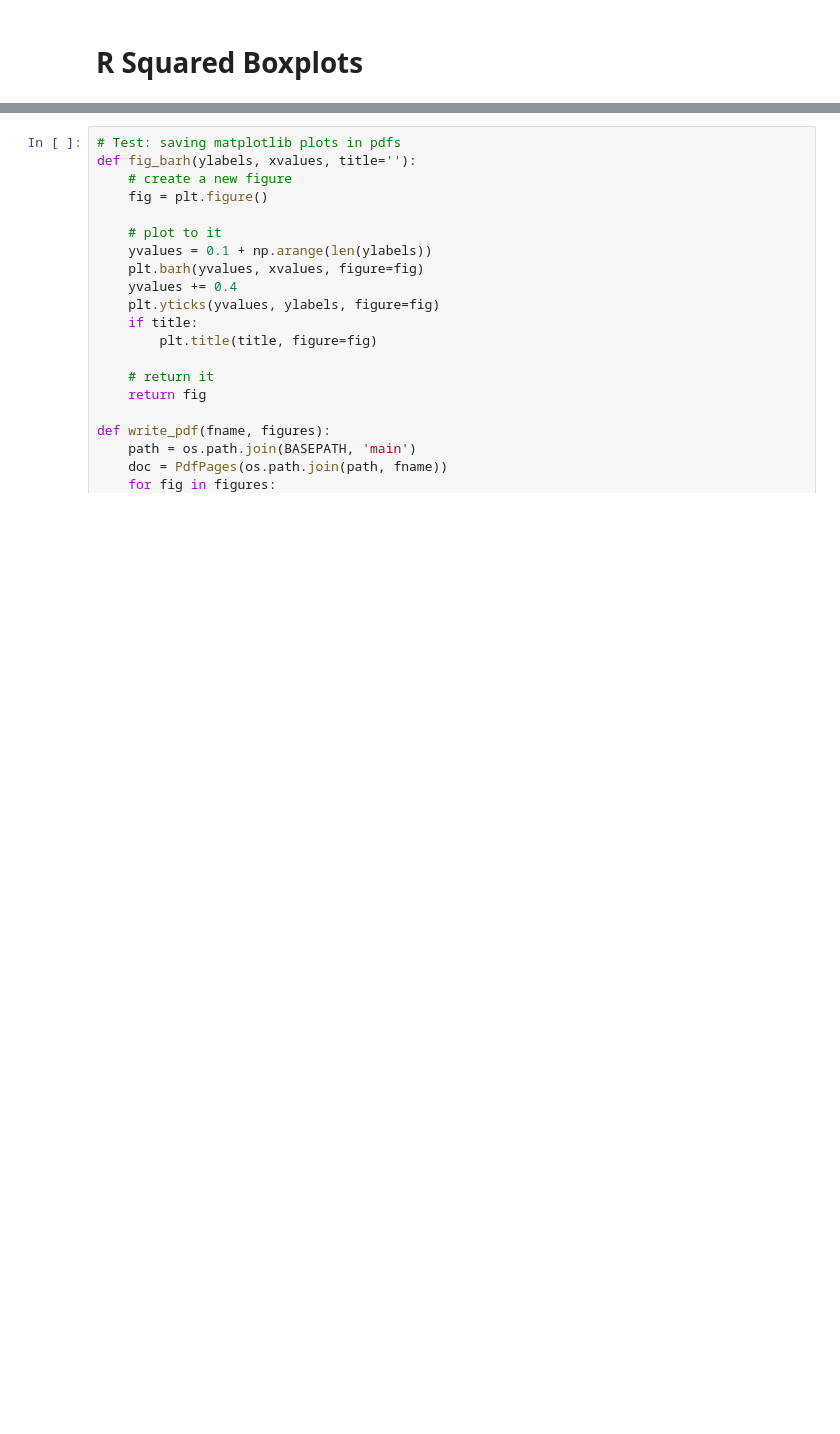
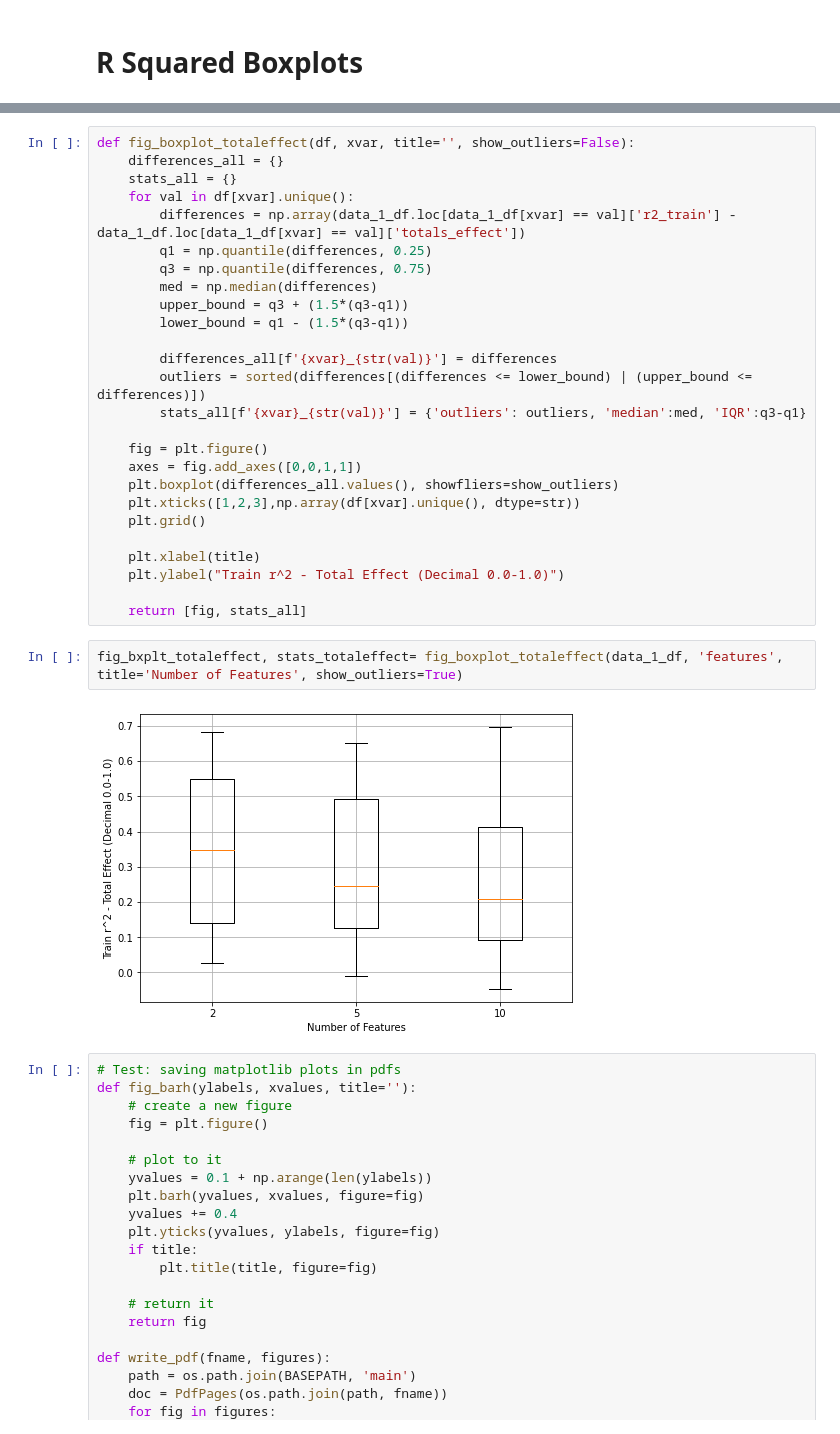
Before and after one commit to Mathgo12/Chinook-Growth-Project, a Jupyter notebook: main/simulation.ipynb, the cells around one changed output, grey strips where cells are left out. Saved outputs shown, nothing was run; the diff lists cells and outputs as text; blank space fills up the shorter version.

```diff
--- a/main/simulation.ipynb
+++ b/main/simulation.ipynb
@@ -154,3 +169,33 @@ fig_bxplt_nonlinear, stats_nonlinear = fig_boxplot_r2differences(data_1_df, 'non
+# %%
+def fig_boxplot_totaleffect(df, xvar, title='', show_outliers=False):
+    differences_all = {}
+    stats_all = {}
+    for val in df[xvar].unique():
+        differences = np.array(data_1_df.loc[data_1_df[xvar] == val]['r2_train'] - data_1_df.loc[data_1_df[xvar] == val]['totals_effect'])
+        q1 = np.quantile(differences, 0.25)
+        q3 = np.quantile(differences, 0.75)
+        med = np.median(differences)
+        upper_bound = q3 + (1.5*(q3-q1))
+        lower_bound = q1 - (1.5*(q3-q1))
+
+        differences_all[f'{xvar}_{str(val)}'] = differences
+        outliers = sorted(differences[(differences <= lower_bound) | (upper_bound <= differences)])
+        stats_all[f'{xvar}_{str(val)}'] = {'outliers': outliers, 'median':med, 'IQR':q3-q1}
+
+    fig = plt.figure()
+    axes = fig.add_axes([0,0,1,1])
+    plt.boxplot(differences_all.values(), showfliers=show_outliers)
+    plt.xticks([1,2,3],np.array(df[xvar].unique(), dtype=str))
+    plt.grid()
+
+    plt.xlabel(title)
+    plt.ylabel("Train r^2 - Total Effect (Decimal 0.0-1.0)")
+
+    return [fig, stats_all]
+# %%
+fig_bxplt_totaleffect, stats_totaleffect= fig_boxplot_totaleffect(data_1_df, 'features', title='Number of Features', show_outliers=True)
+# %% [output]
+[figure, added]
 # %%
 # Test: saving matplotlib plots in pdfs
 def fig_barh(ylabels, xvalues, title=''):
```
Also changed, not shown: parts of 8 cells of this notebook.
